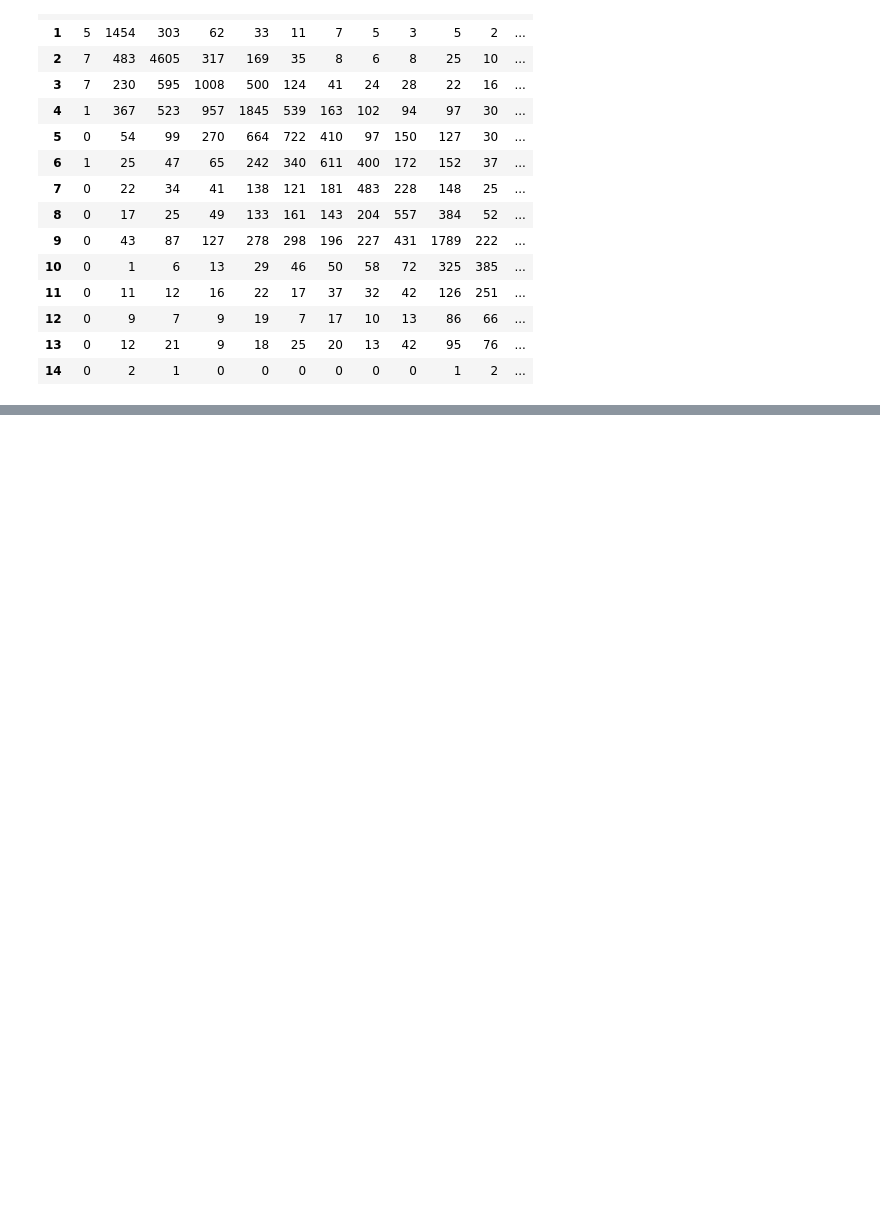
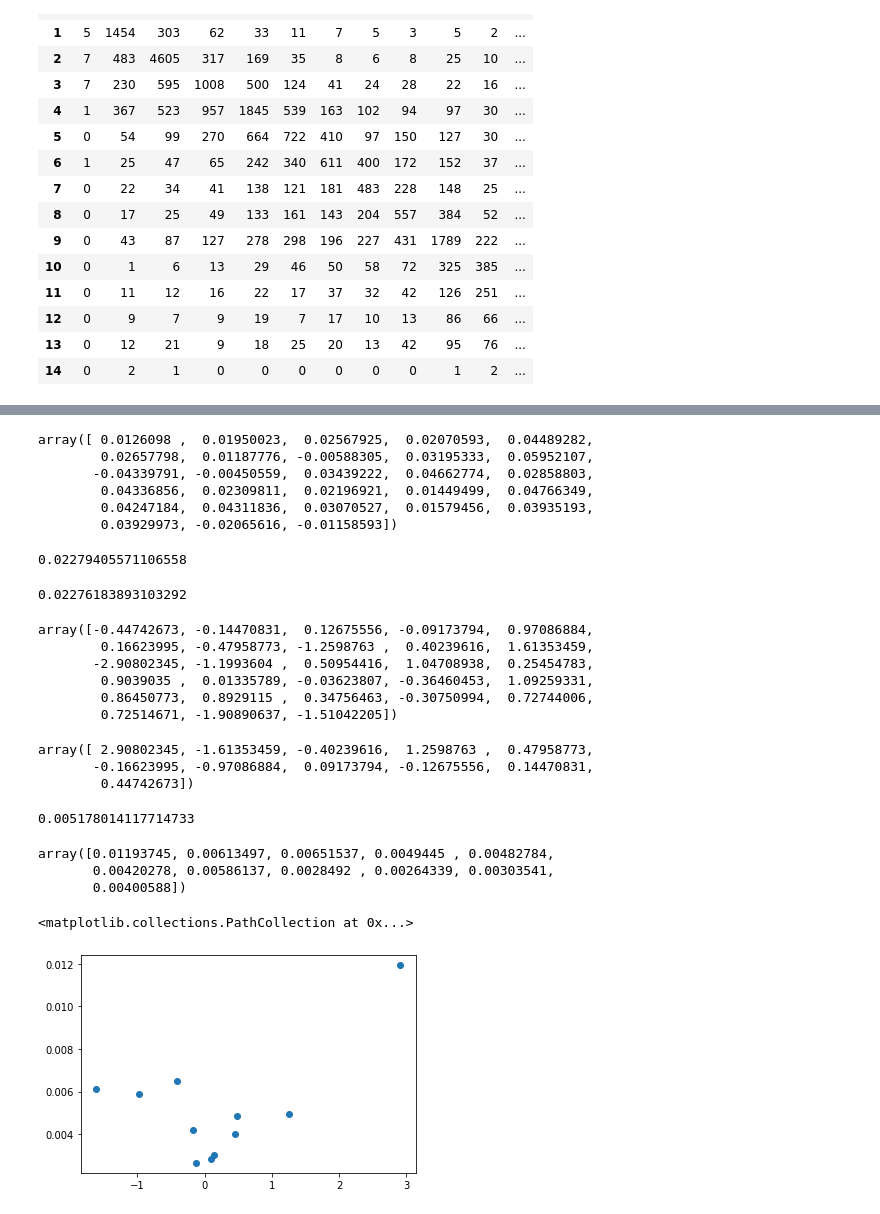
Before and after one commit to trananhthong/sebcreditrisk, a Jupyter notebook: notebooks/test.ipynb, the cells around one changed output, grey strips where cells are left out. Drawn from its saved outputs; the diff is of its cells as text; code cells hidden in the pictures; blank space fills up the shorter version.

```diff
--- a/notebooks/test.ipynb
+++ b/notebooks/test.ipynb
@@ -128,0 +152,57 @@ array([[4.41929388e-06],
+# %%
+gdp_se = pd.read_csv(os.path.join(scr.raw_data_dir, 'gdp_se.csv'), index_col='label').to_numpy()[:28].reshape(-1)/100
+gdp_se
+# %% [output]
+array([ 0.0126098 ,  0.01950023,  0.02567925,  0.02070593,  0.04489282,
+        0.02657798,  0.01187776, -0.00588305,  0.03195333,  0.05952107,
+       -0.04339791, -0.00450559,  0.03439222,  0.04662774,  0.02858803,
+        0.04336856,  0.02309811,  0.02196921,  0.01449499,  0.04766349,
+        0.04247184,  0.04311836,  0.03070527,  0.01579456,  0.03935193,
+        0.03929973, -0.02065616, -0.01158593])
+# %%
+m = np.mean(gdp_se)
+sd = np.std(gdp_se)
+gdp_se_norm = (gdp_se - m) / sd
+# %%
+m
+# %% [output]
+0.02279405571106558
+# %%
+sd
+# %% [output]
+0.02276183893103292
+# %%
+gdp_se_norm
+# %% [output]
+array([-0.44742673, -0.14470831,  0.12675556, -0.09173794,  0.97086884,
+        0.16623995, -0.47958773, -1.2598763 ,  0.40239616,  1.61353459,
+       -2.90802345, -1.1993604 ,  0.50954416,  1.04708938,  0.25454783,
+        0.9039035 ,  0.01335789, -0.03623807, -0.36460453,  1.09259331,
+        0.86450773,  0.8929115 ,  0.34756463, -0.30750994,  0.72744006,
+        0.72514671, -1.90890637, -1.51042205])
+# %%
+transitions = [scr.get_seb_transition_matrix(year=[year], country=[], count=True) for year in range(2009,2020)]
+z = -np.flip(gdp_se_norm[:11])
+# %%
+z
+# %% [output]
+array([ 2.90802345, -1.61353459, -0.40239616,  1.2598763 ,  0.47958773,
+       -0.16623995, -0.97086884,  0.09173794, -0.12675556,  0.14470831,
+        0.44742673])
+# %%
+np.mean(np.vstack([scr.get_pd(m) for m in transitions]))
+# %% [output]
+0.005178014117714733
+# %%
+odf = np.array([scr.get_pd(m) for m in transitions])
+odf
+# %% [output]
+array([0.01193745, 0.00613497, 0.00651537, 0.0049445 , 0.00482784,
+       0.00420278, 0.00586137, 0.0028492 , 0.00264339, 0.00303541,
+       0.00400588])
+# %%
+odf = np.array([scr.get_pd(m) for m in transitions])
+plt.scatter(z, odf)
+# %% [output]
+<matplotlib.collections.PathCollection at 0x...>
+[figure, added]
```
Also changed, not shown: parts of 7 cells of this notebook, 2 other files.
